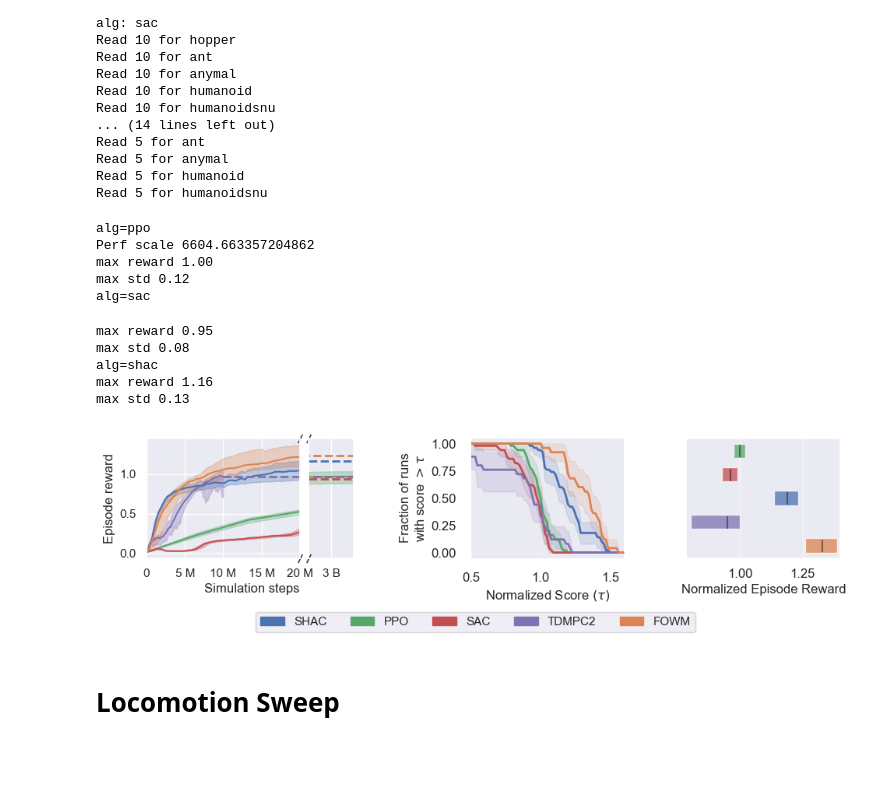
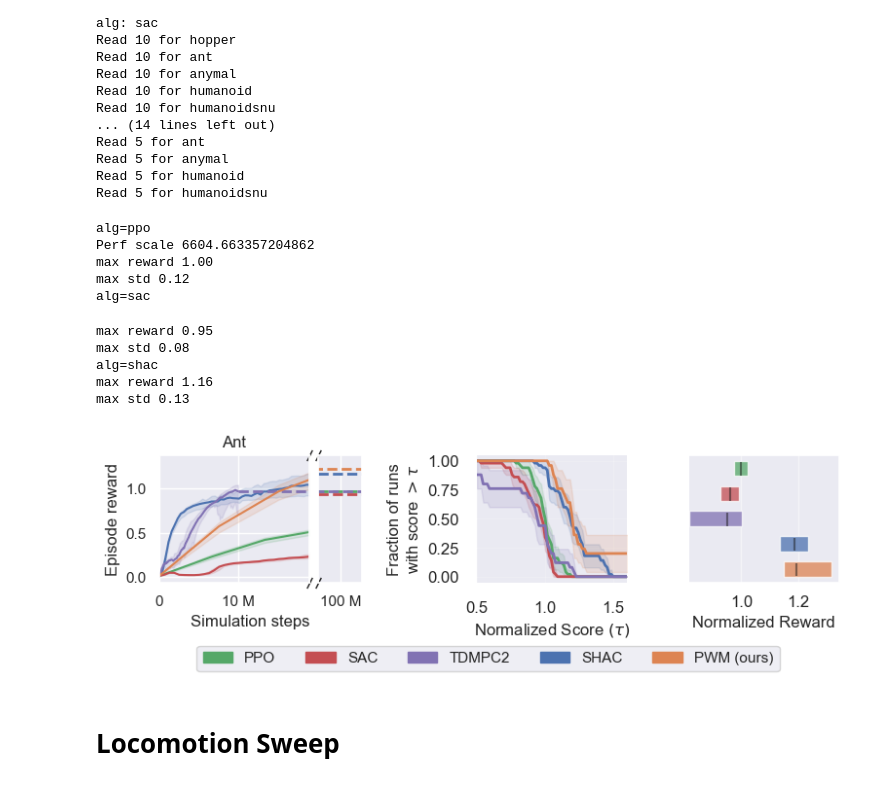
Before and after one commit to imgeorgiev/FoRL-WM, a Jupyter notebook: results/results.ipynb, the cells around one changed output. Cells and saved outputs as stored; diff of their text form; code cells hidden in the pictures; blank space fills up the shorter version.

```diff
--- a/results/results.ipynb
+++ b/results/results.ipynb
@@ -228,16 +207,16 @@ score_dict = {}
 iqm = lambda scores: np.array([metrics.aggregate_iqm(scores[..., frame])
                                for frame in range(scores.shape[-1])])
 
-for alg in ["ppo", "sac", "shac", "tdmpc2", "fowm"]:
+for alg in ["ppo", "sac", "shac", "tdmpc2", "pwm"]:
     print(f"alg: {alg}")
     scores = []
     for env in ["hopper", "ant", "anymal", "humanoid", "humanoidsnu"]:
-        if alg not in ["tdmpc2", "fowm"]:
+        if alg not in ["tdmpc2", "pwm"]:
             col = "rewards/time" if alg in ["ppo", "sac"] else "rewards"
             data = process_time_data_iqm(f"data/{alg}_{env}_time.csv", sample_rates[env], col)
         else:
             col = "train/episode_reward" if alg =="tdmpc2" else "rewards"
-            data = process_step_data_iqm(f"data/{alg}_{env}.csv", col)
+            data = process_step_data_iqm(f"data/{alg}_{env}.csv", col=col)
 
         # get max index and drop IQM
         j = data[col].argmax()
@@ -272,7 +251,7 @@ Read 5 for humanoid
 Read 5 for humanoidsnu
 # %%
 # Ant Figure
-f, ax = plt.subplot_mosaic("0001..222.333", figsize=(11.5,2), sharey=False)
+fig, ax = plt.subplot_mosaic("0001..222.333", figsize=(9,1.7), sharey=False)
 smooth=None
 env = "ant"
 
@@ -299,19 +278,20 @@ for alg in ["ppo", "sac", "shac"]:
     span = (0, 35e6) # AHAC range + some
     slice = data[(data.global_step >= span[0]).values & (data.global_step <= span[1]).values]
     ax['0'].plot(slice.global_step, slice[col], c=colors[alg.upper()])
-    ax['0'].fill_between(slice.global_step, slice[f"{col}_min"], slice[f"{col}_max"], alpha=0.3, color=colors[alg.upper()])
+    ax['0'].fill_between(slice.global_step, slice[f"{col}_min"], slice[f"{col}_max"], alpha=0.15, color=colors[alg.upper()])
     ax['0'].set_xlim((0, 30492000)) # AHAC span
 
     # Plot against very large steps. Only PPO gets plotted
-    span = (3e9 - 10e6, 3e9 + 10e6)
-    if alg in ["ppo"]:
+    span = (100e6 - 10e6, 100e6 + 10e6)
+    # if alg in ["ppo"]:
+    if alg in []:
         slice = data[(data.global_step > span[0]).values & (data.global_step < span[1]).values]
         ax['1'].plot(slice.global_step, slice[col], c=colors[alg.upper()])
-        ax['1'].fill_between(slice.global_step, slice[f"{col}_min"], slice[f"{col}_max"], alpha=0.3, color=colors[alg.upper()])
+        ax['1'].fill_between(slice.global_step, slice[f"{col}_min"], slice[f"{col}_max"], alpha=0.15, color=colors[alg.upper()])
     else:
         n = 5
         ax['1'].plot(np.linspace(span[0],span[1], n), data[f"{col}"].dropna().iloc[-1].repeat(n), '--', c=colors[alg.upper()], lw=2)
-    ax['1'].set_xlim((3e9 - 5e6, 3e9 + 5e6))
+    ax['1'].set_xlim(span)
 
 
 # plot TDMPC
@@ -321,35 +301,35 @@ data[f"{col}"] /= perf_scale
 data[f"{col}_min"] /= perf_scale
 data[f"{col}_max"] /= perf_scale
 ax['0'].plot(data.index, data[col], color=colors["TDMPC2"])
-ax['0'].fill_between(data.index, data[f"{col}_min"], data[f"{col}_max"], color=colors["TDMPC2"], alpha=0.3)
+ax['0'].fill_between(data.index, data[f"{col}_min"], data[f"{col}_max"], color=colors["TDMPC2"], alpha=0.15)
 last = data.index[-1]
 span = (last, span[1])
 ax['0'].plot(np.linspace(span[0],span[1], n), data[f"{col}"].dropna().iloc[-1].repeat(n), '--', c=colors["TDMPC2"], lw=2)
 ax['1'].plot(np.linspace(span[0],span[1], n), data[f"{col}"].dropna().iloc[-1].repeat(n), '--', c=colors["TDMPC2"], lw=2)
 
-# plot FOWM
+# plot PWM
 col = "rewards"
-data = process_step_data_iqm("data/fowm_ant.csv", col=col, downsample=500, smooth=0.8)
+data = process_step_data_iqm("data/pwm_ant.csv", col=col, downsample=500, smooth=0.8)
 data[f"{col}"] /= perf_scale
 data[f"{col}_min"] /= perf_scale
 data[f"{col}_max"] /= perf_scale
-ax['0'].plot(data.index, data[col], color=colors["FOWM"])
-ax['0'].fill_between(data.index, data[f"{col}_min"], data[f"{col}_max"], color=colors["FOWM"], alpha=0.3)
+ax['0'].plot(data.index, data[col], color=colors["PWM"])
+ax['0'].fill_between(data.index, data[f"{col}_min"], data[f"{col}_max"], color=colors["PWM"], alpha=0.15)
 last = data.index[-1]
 span = (last, span[1])
-ax['0'].plot(np.linspace(span[0],span[1], n), data[f"{col}"].dropna().iloc[-1].repeat(n), '--', c=colors["FOWM"], lw=2)
-ax['1'].plot(np.linspace(span[0],span[1], n), data[f"{col}"].dropna().iloc[-1].repeat(n), '--', c=colors["FOWM"], lw=2)
+ax['0'].plot(np.linspace(span[0],span[1], n), data[f"{col}"].dropna().iloc[-1].repeat(n), '--', c=colors["PWM"], lw=2)
+ax['1'].plot(np.linspace(span[0],span[1], n), data[f"{col}"].dropna().iloc[-1].repeat(n), '--', c=colors["PWM"], lw=2)
 
 
 # Formatting
 ax['0'].set_xlabel("Simulation steps", loc="right")
 ax['0'].set_ylabel("Episode reward")
-ax['0'].set_xlim((0, 20e6))
+ax['0'].set_xlim((0, 19e6))
 ax['0'].xaxis.set_major_formatter(ticker.EngFormatter())
 ax['1'].xaxis.set_major_formatter(ticker.EngFormatter())
 ax['1'].set_xlabel('')
 ax['1'].get_yaxis().set_visible(False)
-ax['1'].set_xticks([3e9])
+ax['1'].set_xticks([100e6])
 ax['1'].set_ylim(ax['0'].get_ylim())
 
 
@@ -362,7 +342,7 @@ ax['1'].plot([0, 0], [0, 1], transform=ax['1'].transAxes, **kwargs)
 
 # plot CI and median
 h=0.6
-labels = ["PPO", "SAC", "SHAC", "TDMPC2", "FOWM"][::-1]
+labels = ["PPO", "SAC", "TDMPC2", "SHAC", "PWM"][::-1]
 
 plot_utils.plot_performance_profiles(
   score_distributions, tau,
@@ -382,38 +362,40 @@ for idx, alg in enumerate(labels):
     ax['3'].vlines(x=iqm_scores[alg],
         ymin=idx - (7.5 * h / 16),
         ymax=idx + (6.5 * h / 16),
         color='k',
         alpha=0.5)
 
 # cleanup grid and axis
 ax['3'].spines['left'].set_visible(False)
 ax['3'].grid(False)
 ax['3'].grid(True, axis='x', alpha=0.5)
 ax['3'].set_yticks([])
-ax['3'].set_xlabel("Normalized Episode Reward", fontsize='medium')
+ax['3'].set_xlabel("Normalized Reward", fontsize='medium')
 ax['3'].tick_params(axis='both', which='major', labelsize='medium')
-ax['3'].set_xlim((0.79, 1.4))
+ax['0'].set_title("Ant")
+# ax['3'].set_xlim((0.79, 1.3))
 
 
 # plt.tight_layout(h_pad=10, w_pad=3)
 plt.tight_layout()
 
 # Create fancy legend
-ax['1'].legend(handles=fancy_legend, loc='upper center', bbox_to_anchor=(3.7, -0.4),
-          fancybox=True, shadow=False, ncol=5)
+# ax['1'].legend(handles=fancy_legend, loc='upper center', bbox_to_anchor=(3.7, -0.4),
+#           fancybox=True, shadow=False, ncol=5)
+fig.legend(handles=fancy_legend, loc='center', bbox_to_anchor=(0.5, -0.35), fancybox=True, shadow=False, ncol=len(fancy_legend))
 plt.savefig("../figures/dflex_results.pdf", bbox_inches="tight")
 # %% [output]
 alg=ppo
 Perf scale 6604.663357204862
 max reward 1.00
 max std 0.12
 alg=sac
 max reward 0.95
 max std 0.08
 alg=shac
 max reward 1.16
 max std 0.13
-[figure, old version]
+[figure, new version]
 # %% [markdown]
 # Locomotion Sweep
 # %%
```
Also changed, not shown: parts of 4 cells of this notebook, 6 other files.
